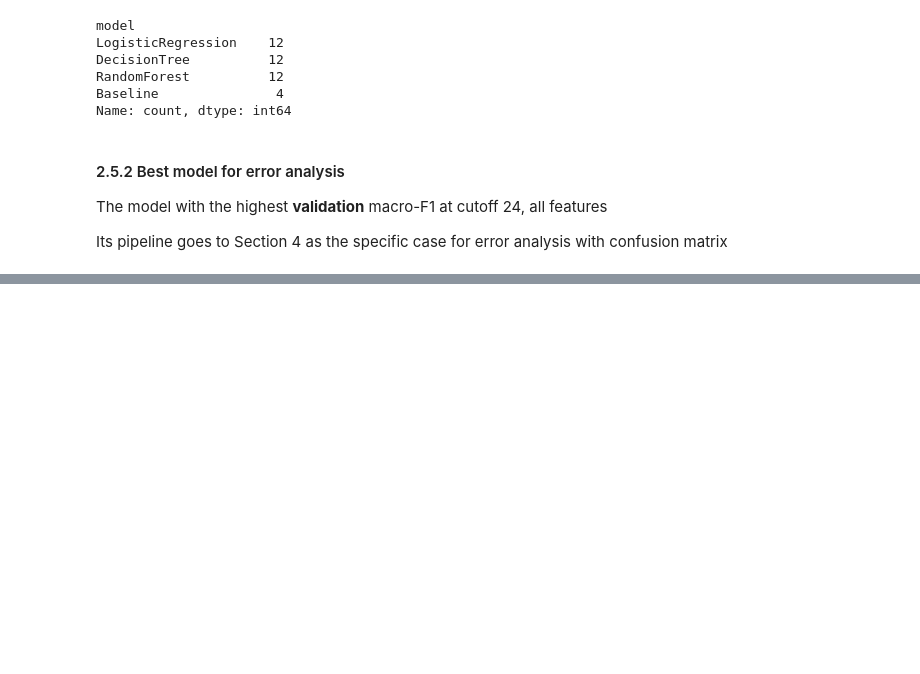
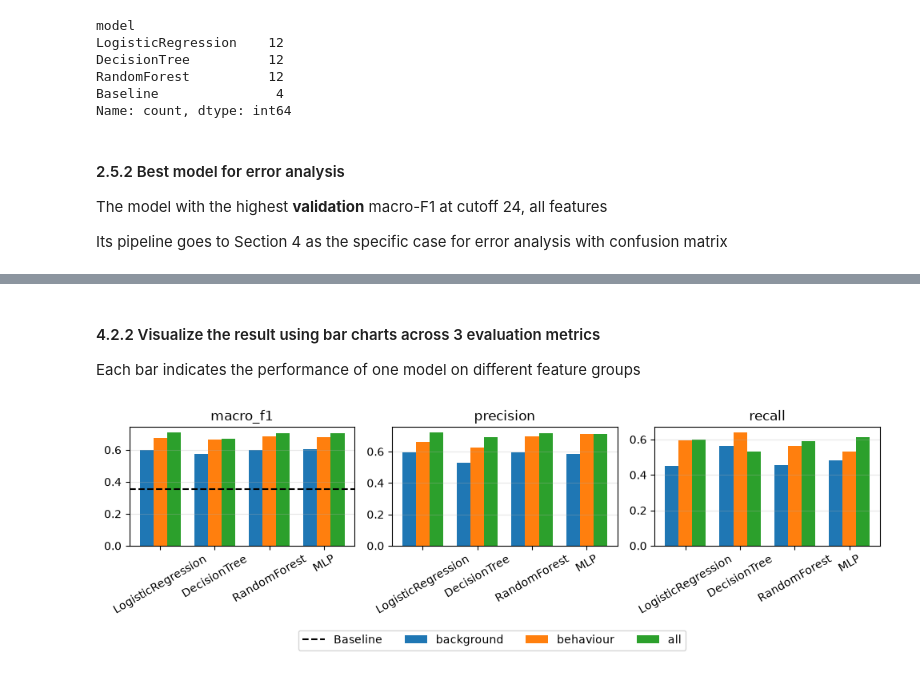
Before and after one commit to guangyu11/OULAD-Prediction, a Jupyter notebook: main.ipynb, the cells around one changed output, grey strips where cells are left out. Drawn from its saved outputs; the diff is of its cells as text; code cells hidden in the pictures; blank space fills up the shorter version.

```diff
--- a/main.ipynb
+++ b/main.ipynb
@@ -860,0 +1011,6 @@ best_pipe = best_model[best_name]
+# %%
+# statistics to RQ2: behaviour and background features. Which is better?
+rq2_table = all_results[all_results["cutoff"] == 24]
+display(rq2_table.pivot(index="feature_set", columns="model", values="macro_f1"))
+display(rq2_table.pivot(index="feature_set", columns="model", values="precision"))
+display(rq2_table.pivot(index="feature_set", columns="model", values="recall"))
@@ -860,0 +1036,22 @@ best_pipe = best_model[best_name]
+# %% [markdown]
+#### 4.2.2 Visualize the result using bar charts across 3 evaluation metrics
+Each bar indicates the performance of one model on different feature groups
+# %%
+# create bar chart for each evaluation metric
+fig, axes = plt.subplots(1, 3, figsize=(10, 3.2))
+for ax, metric in zip(axes, ["macro_f1", "precision", "recall"]):
+    for i, fs in enumerate(["background", "behaviour", "all"]):
+        d = rq2_table[rq2_table["feature_set"] == fs]
+        ax.bar(np.arange(len(d)) + (i - 1) * 0.25, d[metric], 0.25, label=fs)
+    if metric == "macro_f1":
+        b = rq2_table[rq2_table["model"] == "Baseline"]
+        ax.axhline(b[metric].iloc[0], color="k", linestyle="--", label="Baseline")
+    ax.set_title(metric)
+    ax.set_xticks(np.arange(len(d)), d["model"], rotation=30)
+    ax.grid(alpha=0.3, axis="y")
+# one shared legend for all panels
+fig.legend(*axes[0].get_legend_handles_labels(), loc="lower center", ncol=4)
+fig.tight_layout(rect=(0, 0.1, 1, 1))
+plt.show()
+# %% [output]
+[figure, added]
```
Also changed, not shown: parts of 27 cells of this notebook.
